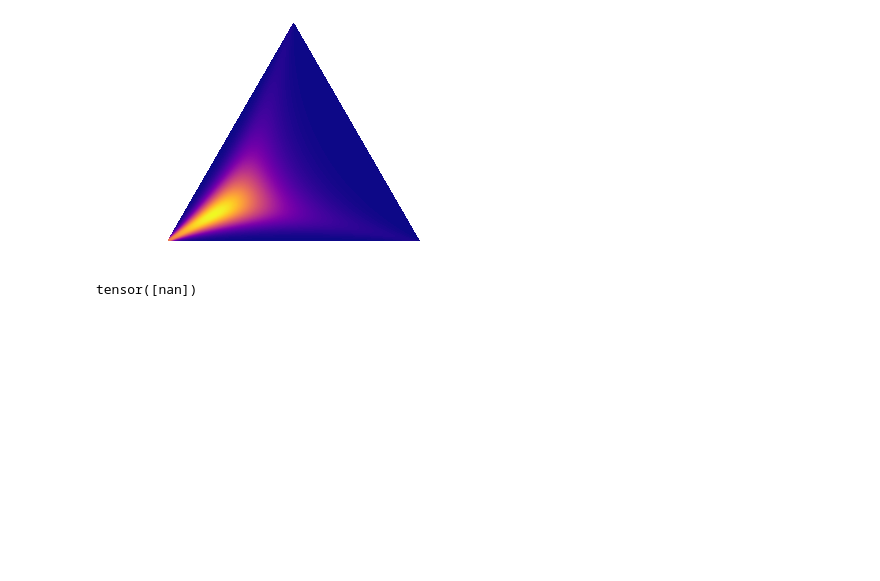
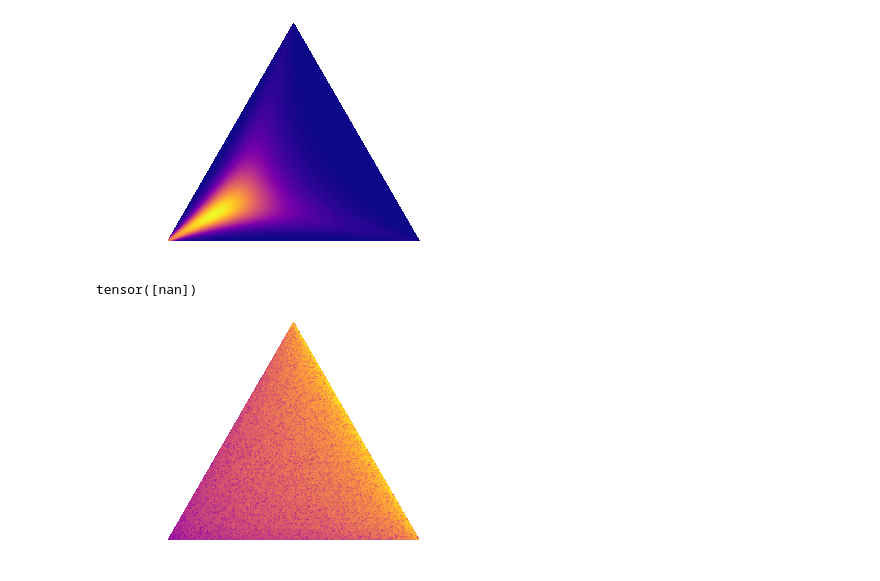
Before and after one commit to bahleg/tex_phd, a Jupyter notebook: doc/plots/notebooks/gumbel_softmax.ipynb, the cells around one changed output. Cells and saved outputs as stored; diff of their text form; code cells hidden in the pictures; blank space fills up the shorter version.

```diff
--- a/doc/plots/notebooks/gumbel_softmax.ipynb
+++ b/doc/plots/notebooks/gumbel_softmax.ipynb
@@ -140,6 +140,7 @@ def draw_pdf_contours(dist,save,  nlevels=200, subdiv=8, cm='magma', **kwargs):
     plt.ylim(0, 0.75**0.5)
     plt.axis('off')
     plt.savefig(save)
+    return pvals
 # %%
 draw_pdf_contours(Dirichlet(1), './dir1.eps')
 # %% [output]
@@ -217,3 +218,37 @@ c = RelaxedOneHotCategorical(t.tensor([1.0]), t.tensor([1.0, 1.0, 1.0]))
 c.log_probob(t.tensor([1.0, 0.0, 0.0]))
 # %% [output]
 tensor([nan])
+# %%
+class GS3:
+    def __init__(self, vectors, temp):
+        self.c = []
+        for v in vectors:
+            self.c.append(RelaxedOneHotCategorical(t.tensor(temp),t.tensor(v)))
+    def pdf(self, x):
+        x = x *0.95+0.01
+        s =0
+        for v in self.c:
+            s-=v.log_prob(t.tensor(np.array(x).astype(np.float32)))
+        return s
+class GS4:
+    def __init__(self, vectors, temp):
+        self.c = []
+        self.temp = temp
+        for v in vectors:
+            self.c.append(RelaxedOneHotCategorical(t.tensor(temp),t.tensor(v)))
+    def pdf(self, x):
+        x = x *0.95+0.01
+        s =0
+        gs = RelaxedOneHotCategorical(t.tensor(self.temp),t.tensor(x).float())
+
+        for _ in range(1):
+            for v in self.c:
+                #print (gs.sample())
+                sample = gs.sample()
+                s+=gs.log_prob(sample)
+                s-=v.log_prob(sample)
+        return s
+# %%
+_= draw_pdf_contours(GS4([np.array([0.99, 0.005, 0.005]).astype(np.float32)],0.2),  'struct_reg_2', cm='plasma')
+# %% [output]
+[figure, added]
```
Also changed, not shown: parts of 9 cells of this notebook, 3 other files.
